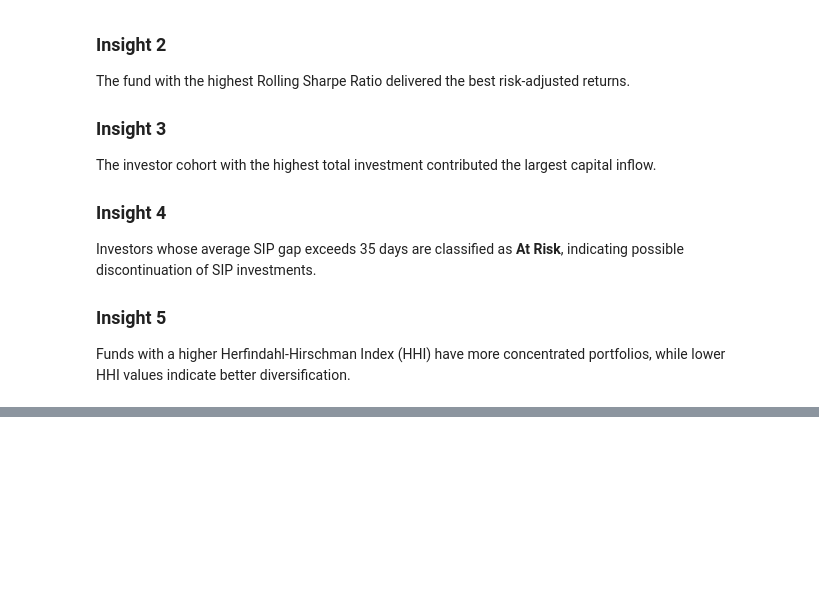
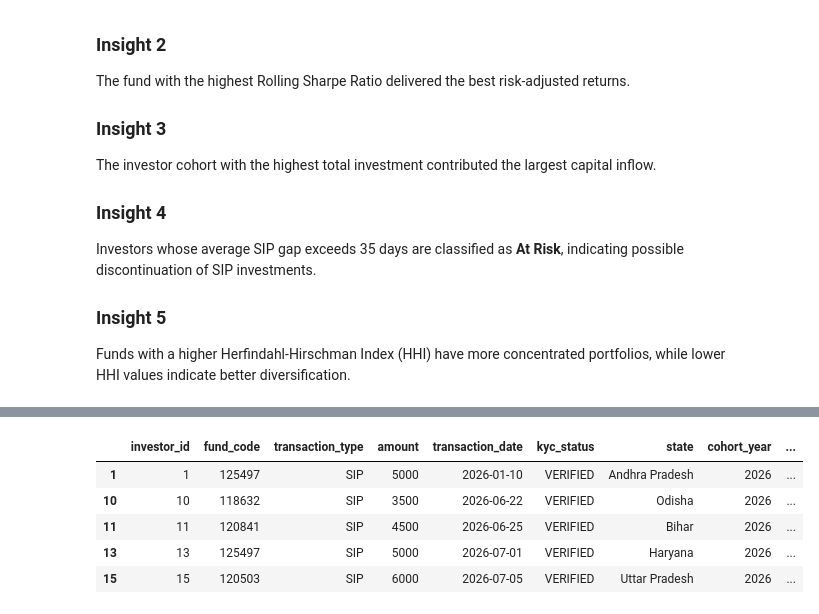
Before and after one commit to LakshmanChowdary2005/Mutual_Fund_Analysis, a Jupyter notebook: Advanced_Analytics.ipynb, the cells around one changed output, grey strips where cells are left out. Saved outputs shown, nothing was run; the diff lists cells and outputs as text; code cells hidden in the pictures; blank space fills up the shorter version.

```diff
--- a/Advanced_Analytics.ipynb
+++ b/Advanced_Analytics.ipynb
@@ -1094,0 +1186,10 @@ Funds with a higher Herfindahl-Hirschman Index (HHI) have more concentrated port
+# %%
+sip = transactions[
+    transactions["transaction_type"] == "SIP"
+].copy()
+
+sip = sip.sort_values(
+    ["investor_id", "transaction_date"]
+)
+
+sip.head()
@@ -1094,0 +1203,15 @@ Funds with a higher Herfindahl-Hirschman Index (HHI) have more concentrated port
+# %%
+sip["gap_days"] = (
+    sip.groupby("investor_id")["transaction_date"]
+       .diff()
+       .dt.days
+)
+
+sip.head()
+# %% [output]
+|  | investor_id | fund_code | transaction_type | amount | transaction_date | kyc_status | state | cohort_year | ... |
+| 1 | 1 | 125497 | SIP | 5000 | 2026-01-10 | VERIFIED | Andhra Pradesh | 2026 | ... |
+| 10 | 10 | 118632 | SIP | 3500 | 2026-06-22 | VERIFIED | Odisha | 2026 | ... |
+| 11 | 11 | 120841 | SIP | 4500 | 2026-06-25 | VERIFIED | Bihar | 2026 | ... |
+| 13 | 13 | 125497 | SIP | 5000 | 2026-07-01 | VERIFIED | Haryana | 2026 | ... |
+| 15 | 15 | 120503 | SIP | 6000 | 2026-07-05 | VERIFIED | Uttar Pradesh | 2026 | ... |
```
Also changed, not shown: parts of 39 cells of this notebook, 47 other files.
